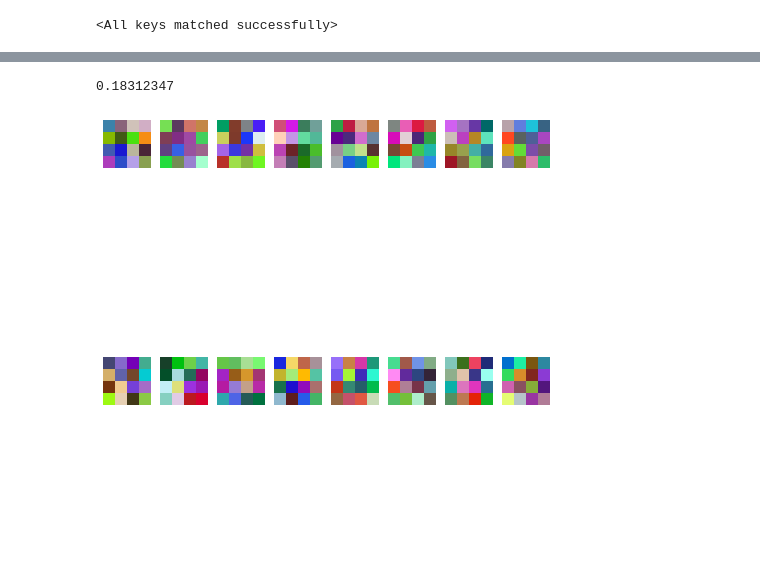
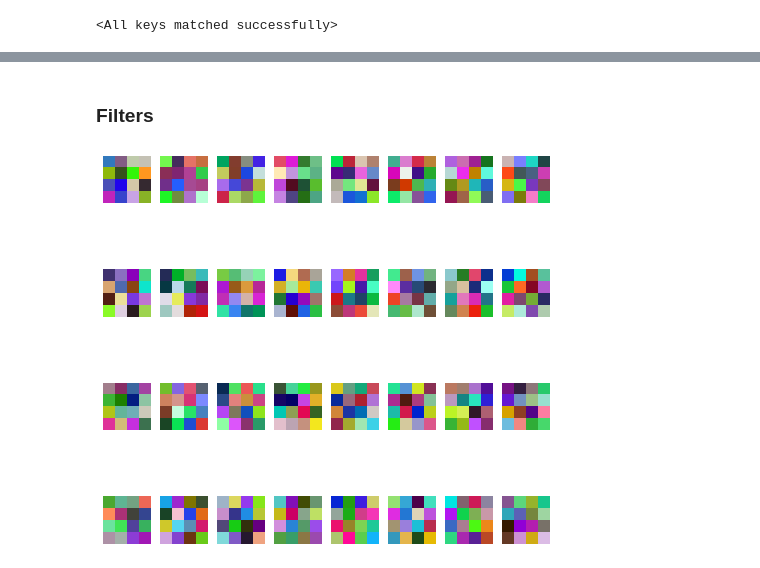
Before and after one commit to kkarbasi/metamorphs, a Jupyter notebook: analyze_models.ipynb, the cells around one changed output, grey strips where cells are left out. Drawn from its saved outputs; the diff is of its cells as text; code cells hidden in the pictures; blank space fills up the shorter version.

```diff
--- a/analyze_models.ipynb
+++ b/analyze_models.ipynb
@@ -355,6 +415,6 @@ model5_path = Path(model_path).joinpath('cnn_reg_objcount_lr0.001_mmt0.8.pt')
 # %%
-model1 = conv_net()
-model_state_dict = torch.load(model5_path)['model_state_dict']
+model1 = conv_net2()
+model_state_dict = torch.load(model3_path)['model_state_dict']
 model1.load_state_dict(model_state_dict)
 # %% [output]
 <All keys matched successfully>
@@ -425,25 +488,23 @@ plt.plot(np.linspace(0,0.25,10),np.zeros(10))
-# %%
-np.mean(calc_error(target.cpu().detach().numpy(),output.cpu().detach().numpy()))
-# %% [output]
-0.18312347
+# %% [markdown]
+### Filters
 # %%
 with torch.no_grad():
     conv1_weights = model_state_dict['conv1.weight']
-    fig, axs = plt.subplots(2, 8, figsize=(8, 8))
+    fig, axs = plt.subplots(4, 8, figsize=(8, 8))
     filters = []
     for filter_index in range(conv1_weights.shape[0]):
         row_index = filter_index // 8
         col_index = filter_index % 8
 
 #         idx = np.random.choice(conv1_weights.shape[1],3)
 #         print(idx)
         filter = conv1_weights[filter_index,:,:,:]
         filter_image = filter.permute(1, 2, 0).cpu()
         scale = np.abs(filter_image).max()
         scaled_image = filter_image / (2 * scale) + 0.5
         filters.append(scaled_image.cpu())
         axs[row_index, col_index].imshow(scaled_image.cpu())
         axs[row_index, col_index].axis('off')
     plt.show()
 # %% [output]
-[figure, old version]
+[figure, new version]
```
Also changed, not shown: parts of 15 cells of this notebook, 1 other file.
